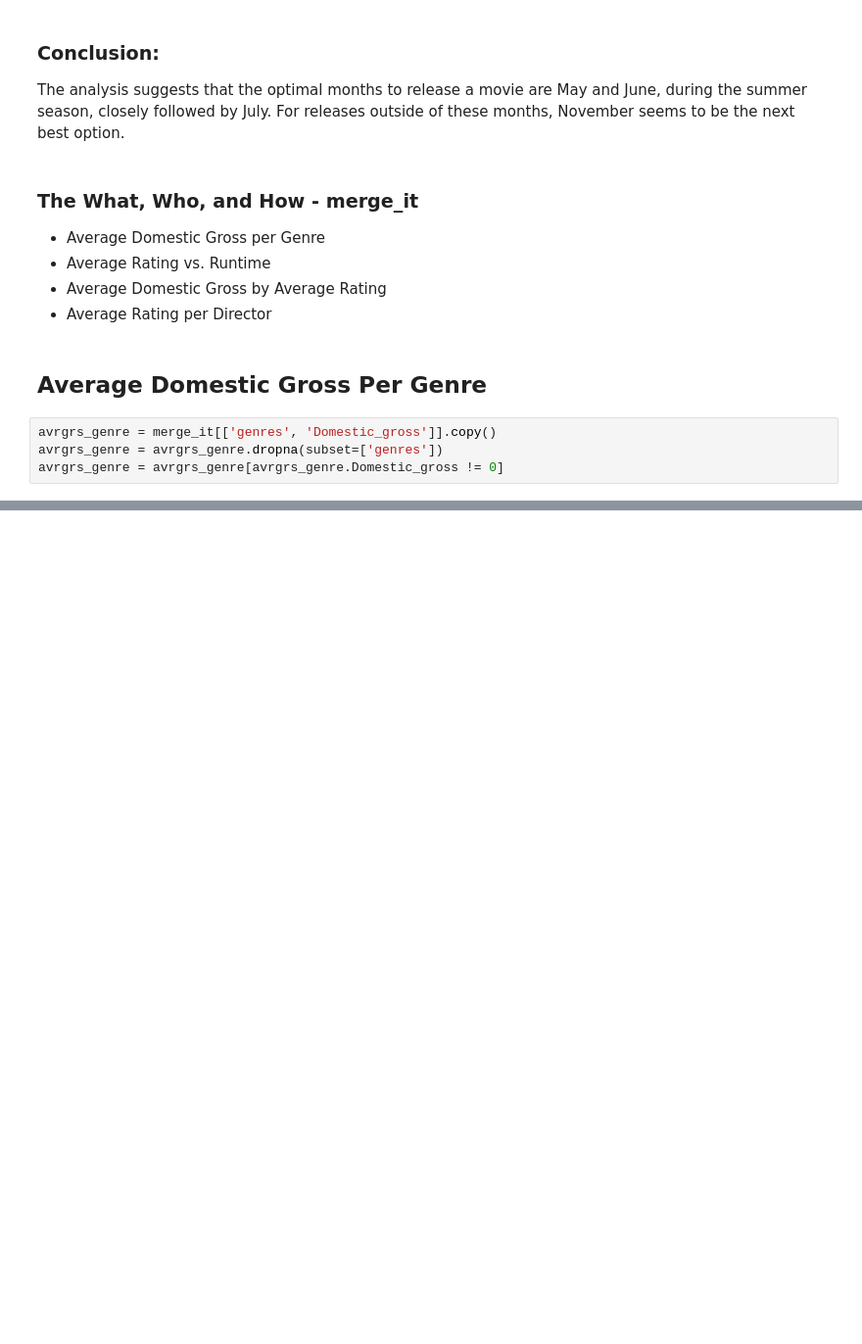
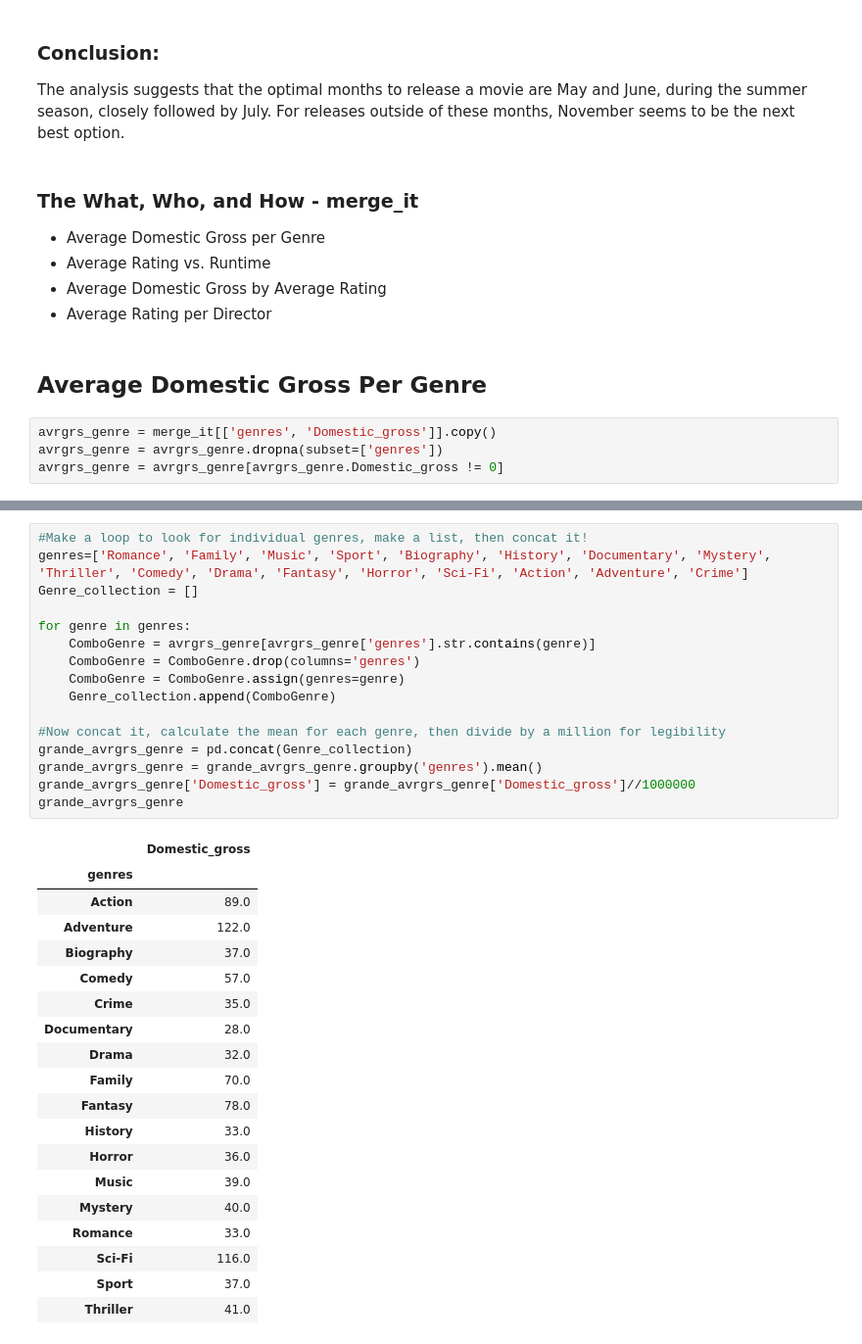
Before and after one commit to KMalinga/dsc-phase-1-project-v2-4, a Jupyter notebook: student.ipynb, the cells around one changed output, grey strips where cells are left out. Shown at 98% size. Cells and saved outputs as stored; diff of their text form; blank space fills up the shorter version.

```diff
--- a/student.ipynb
+++ b/student.ipynb
@@ -578,0 +596,36 @@ avrgrs_genre = avrgrs_genre[avrgrs_genre.Domestic_gross != 0]
+# %%
+#Make a loop to look for individual genres, make a list, then concat it!
+genres=['Romance', 'Family', 'Music', 'Sport', 'Biography', 'History', 'Documentary', 'Mystery', 'Thriller', 'Comedy', 'Drama', 'Fantasy', 'Horror', 'Sci-Fi', 'Action', 'Adventure', 'Crime']
+Genre_collection = []
+
+for genre in genres:
+    ComboGenre = avrgrs_genre[avrgrs_genre['genres'].str.contains(genre)]
+    ComboGenre = ComboGenre.drop(columns='genres')
+    ComboGenre = ComboGenre.assign(genres=genre)
+    Genre_collection.append(ComboGenre)
+
+#Now concat it, calculate the mean for each genre, then divide by a million for legibility
+grande_avrgrs_genre = pd.concat(Genre_collection)
+grande_avrgrs_genre = grande_avrgrs_genre.groupby('genres').mean()
+grande_avrgrs_genre['Domestic_gross'] = grande_avrgrs_genre['Domestic_gross']//1000000
+grande_avrgrs_genre
+# %% [output]
+|  | Domestic_gross |
+| genres |  |
+| Action | 89.0 |
+| Adventure | 122.0 |
+| Biography | 37.0 |
+| Comedy | 57.0 |
+| Crime | 35.0 |
+| Documentary | 28.0 |
+| Drama | 32.0 |
+| Family | 70.0 |
+| Fantasy | 78.0 |
+| History | 33.0 |
+| Horror | 36.0 |
+| Music | 39.0 |
+| Mystery | 40.0 |
+| Romance | 33.0 |
+| Sci-Fi | 116.0 |
+| Sport | 37.0 |
+| Thriller | 41.0 |
```
Also changed, not shown: parts of 1 cell of this notebook.
